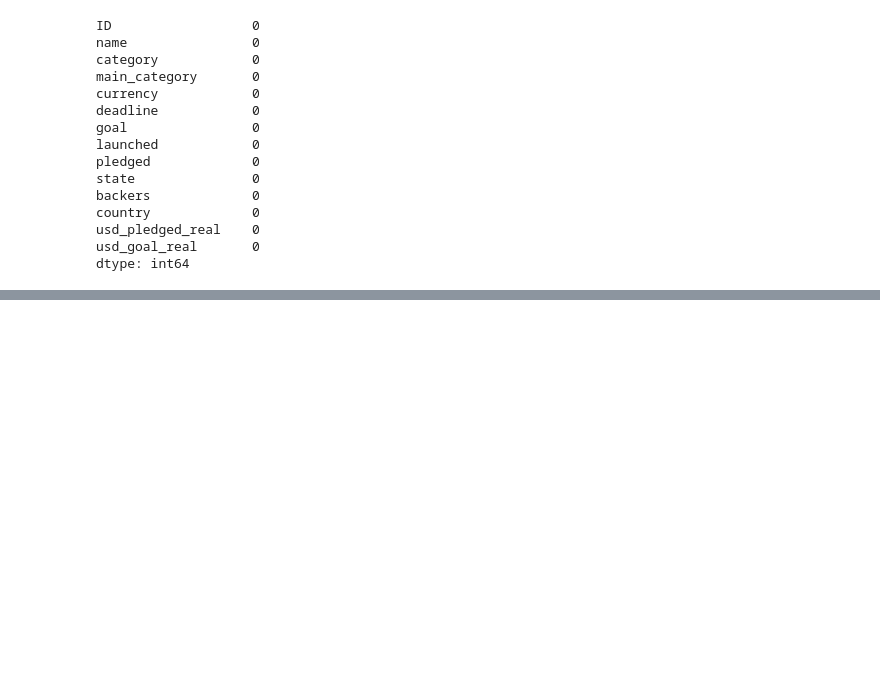
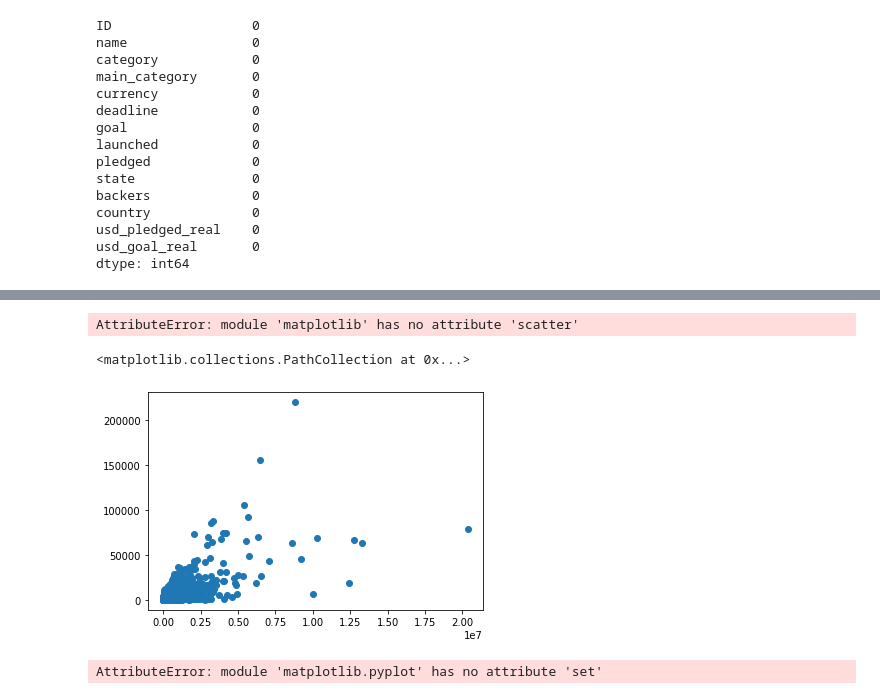
Before and after one commit to paulaked/data25-visualisations, a Jupyter notebook: Startups Data.ipynb, the cells around one changed output, grey strips where cells are left out. Drawn from its saved outputs; the diff is of its cells as text; code cells hidden in the pictures; blank space fills up the shorter version.

Commit message:
graphs added

```diff
--- a/Startups Data.ipynb
+++ b/Startups Data.ipynb
@@ -135,0 +158,3 @@ dtype: int64
+# %%
+x = startup_data['pledged']
+x
@@ -135,0 +174,5 @@ dtype: int64
+# %%
+y = startup_data['backers']
+plt.scatter(x, y)
+# %% [output]
+AttributeError: module 'matplotlib' has no attribute 'scatter'
@@ -135,0 +181,9 @@ dtype: int64
+# %%
+plt.scatter(x,y)
+# %% [output]
+<matplotlib.collections.PathCollection at 0x...>
+[figure, added]
+# %%
+plt.set(xlim=(0,1.25), ylim=(0,100000))
+# %% [output]
+AttributeError: module 'matplotlib.pyplot' has no attribute 'set'
```
Also changed, not shown: parts of 27 cells of this notebook.
